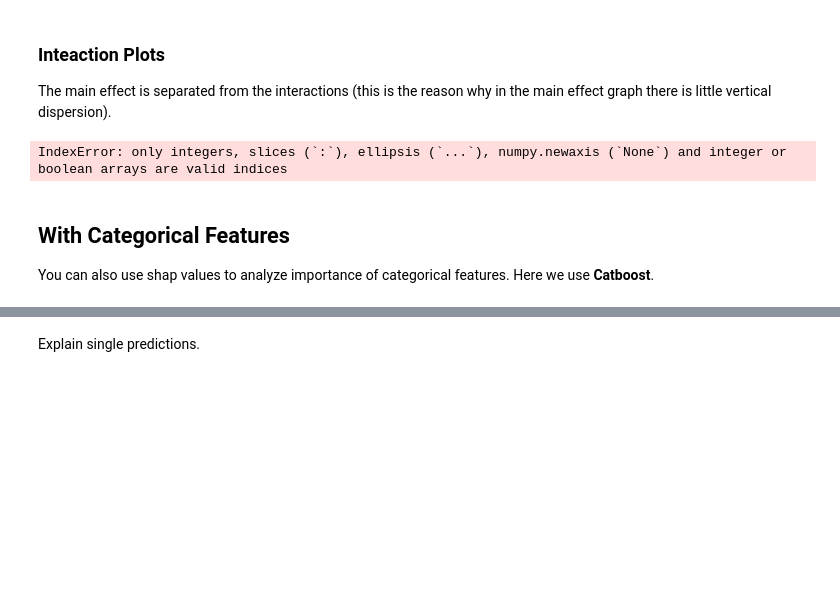
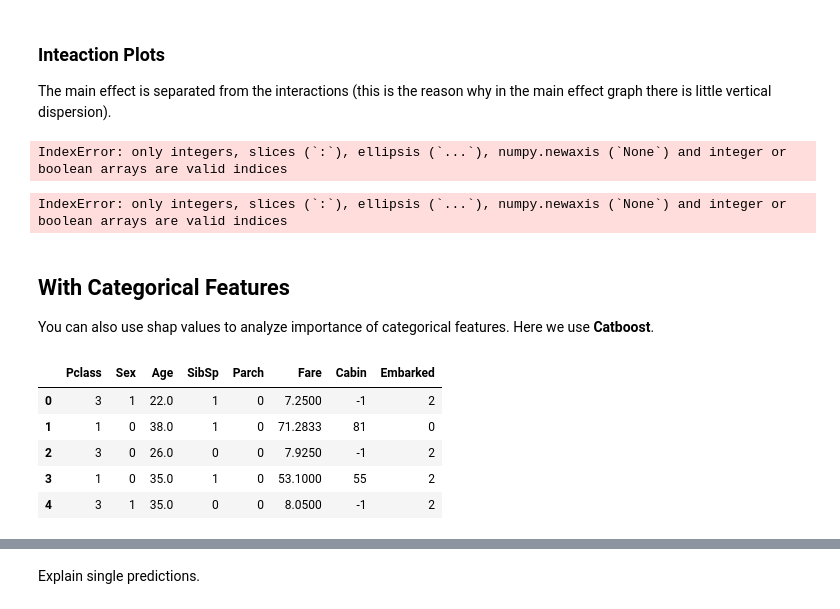
Before and after one commit to iandreafc/sna-bigdata-course, a Jupyter notebook: Shap/ShapTutorial.ipynb, the cells around one changed output, grey strips where cells are left out. Drawn from its saved outputs; the diff is of its cells as text; code cells hidden in the pictures; blank space fills up the shorter version.

```diff
--- a/Shap/ShapTutorial.ipynb
+++ b/Shap/ShapTutorial.ipynb
@@ -122,12 +125,3 @@ The main effect is separated from the interactions (this is the reason why in th
 #Calculate SHAP interaction values (Catboost still has a problem with this)
 #Can be very slow
 shap_interaction_values = explainer.shap_interaction_values(X)
-# %%
-#Main
-shap.dependence_plot(
-    ("Age", "Age"),
-    shap_interaction_values, X.iloc[:2000,:],
-    display_features=X_display.iloc[:2000,:]
-)
-# %% [output]
-IndexError: only integers, slices (`:`), ellipsis (`...`), numpy.newaxis (`None`) and integer or boolean arrays are valid indices
@@ -140,19 +128,40 @@ shap.dependence_plot(("Age", "Sex"), shap_interaction_values, X)
+# %%
+#Main
+shap.dependence_plot(("RM", "RM"), shap_interaction_values, X)
+
+#! Should work but returns an error. Probably a bug in shap.
+# %% [output]
+IndexError: only integers, slices (`:`), ellipsis (`...`), numpy.newaxis (`None`) and integer or boolean arrays are valid indices
+# %%
+#Interaction
+shap.dependence_plot(("RM", "TAX"), shap_interaction_values, X)
+
+#! Should work but returns an error. Probably a bug in shap.
+# %% [output]
+IndexError: only integers, slices (`:`), ellipsis (`...`), numpy.newaxis (`None`) and integer or boolean arrays are valid indices
 # %% [markdown]
 ## With Categorical Features
 You can also use shap values to analyze importance of categorical features. Here we use **Catboost**.
 # %%
 #Use Titanic data (binary, survived or not)
-df = pd.read_csv("titanic.csv")
+df = pd.read_csv("https://raw.githubusercontent.com/iandreafc/sna-bigdata-course/master/Datasets/titanic.csv")
 y = df.Survived
 X = df.drop('Survived', axis=1)
 
 #Replace NANs
 df.fillna(-999, inplace=True)
 
 #Encode strings
 for var in ['Sex', 'Cabin', 'Embarked']:
     X[var] = X[var].astype('category').cat.codes
 X.head()
+# %% [output]
+|  | Pclass | Sex | Age | SibSp | Parch | Fare | Cabin | Embarked |
+| 0 | 3 | 1 | 22.0 | 1 | 0 | 7.2500 | -1 | 2 |
+| 1 | 1 | 0 | 38.0 | 1 | 0 | 71.2833 | 81 | 0 |
+| 2 | 3 | 0 | 26.0 | 0 | 0 | 7.9250 | -1 | 2 |
+| 3 | 1 | 0 | 35.0 | 1 | 0 | 53.1000 | 55 | 2 |
+| 4 | 3 | 1 | 35.0 | 0 | 0 | 8.0500 | -1 | 2 |
 # %%
 print(X.dtypes)
 cat_features = np.where(X.dtypes != np.float)[0]
```
Also changed, not shown: parts of 27 cells of this notebook, 2 other files.
